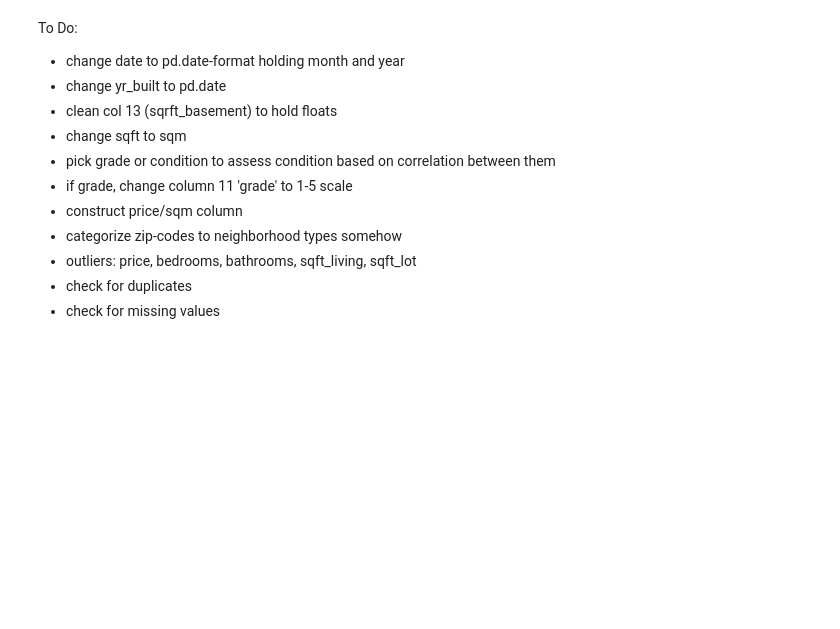
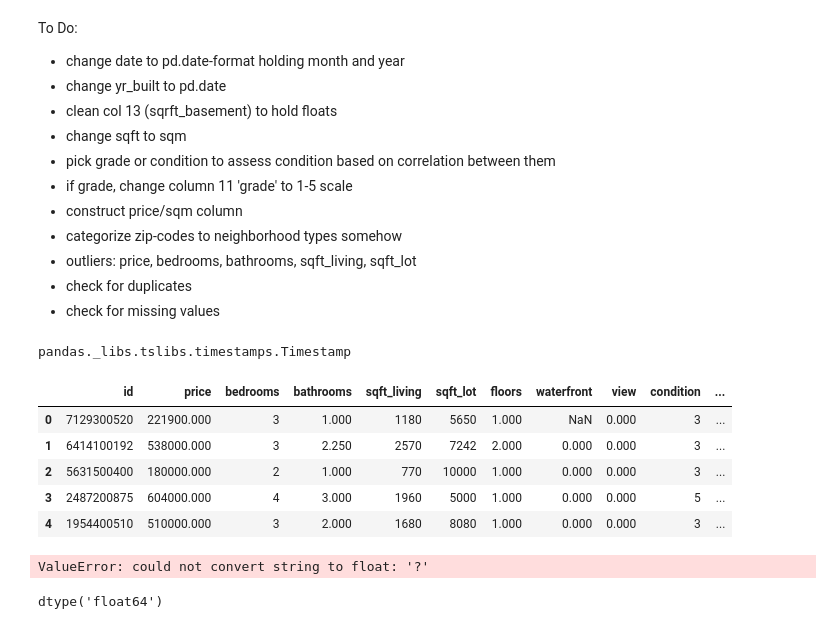
Before and after one commit to Cazta/data_analytics_real_estate, a Jupyter notebook: EDA_data_cleaning.ipynb, the cells around one changed output. Drawn from its saved outputs; the diff is of its cells as text; code cells hidden in the pictures; blank space fills up the shorter version.

Commit message:
deleted fetching notebook, updated cleaning notebook

```diff
--- a/EDA_data_cleaning.ipynb
+++ b/EDA_data_cleaning.ipynb
@@ -113,0 +68,46 @@ To Do:
+# %%
+# deep copy of the df to be cleaned and processed df:
+
+df_kc_housing = df_kc_housing_raw.copy(deep=True)
+# %%
+# check data type in raw df for first entry in column 'date'
+type(df_kc_housing['date'][0])
+
+# convert string to timestamp format
+df_kc_housing['date'] = pd.to_datetime(df_kc_housing['date'], format='%m/%d/%Y')
+
+# check data type to control
+type(df_kc_housing['date'][0])
+# %% [output]
+pandas._libs.tslibs.timestamps.Timestamp
+# %%
+df_kc_housing['date_sold'] = pd.to_datetime(df_kc_housing['date']).dt.to_period('M')
+# %%
+# drop property selling date column
+df_kc_housing = df_kc_housing.drop('date', axis=1)
+
+df_kc_housing.head()
+# %% [output]
+|  | id | price | bedrooms | bathrooms | sqft_living | sqft_lot | floors | waterfront | view | condition | ... |
+| 0 | 7129300520 | 221900.000 | 3 | 1.000 | 1180 | 5650 | 1.000 | NaN | 0.000 | 3 | ... |
+| 1 | 6414100192 | 538000.000 | 3 | 2.250 | 2570 | 7242 | 2.000 | 0.000 | 0.000 | 3 | ... |
+| 2 | 5631500400 | 180000.000 | 2 | 1.000 | 770 | 10000 | 1.000 | 0.000 | 0.000 | 3 | ... |
+| 3 | 2487200875 | 604000.000 | 4 | 3.000 | 1960 | 5000 | 1.000 | 0.000 | 0.000 | 5 | ... |
+| 4 | 1954400510 | 510000.000 | 3 | 2.000 | 1680 | 8080 | 1.000 | 0.000 | 0.000 | 3 | ... |
+# %%
+# cleaning column sqft_basement
+
+# first attempt to convert column entries to float
+df_kc_housing = df_kc_housing.astype({'sqft_basement': float})
+# %% [output]
+ValueError: could not convert string to float: '?'
+# %%
+# find '?'-character in sqft_basement column
+df_kc_housing.query('sqft_basement == "?"')
+#replace the `?`-character with a numpy NaN value
+df_kc_housing['sqft_basement'] = df_kc_housing.sqft_basement.replace('?',np.NaN)
+# change data type to float
+df_kc_housing = df_kc_housing.astype({'sqft_basement': float})
+df_kc_housing.sqft_basement.dtypes
+# %% [output]
+dtype('float64')
```
Also changed, not shown: parts of 33 cells of this notebook.
